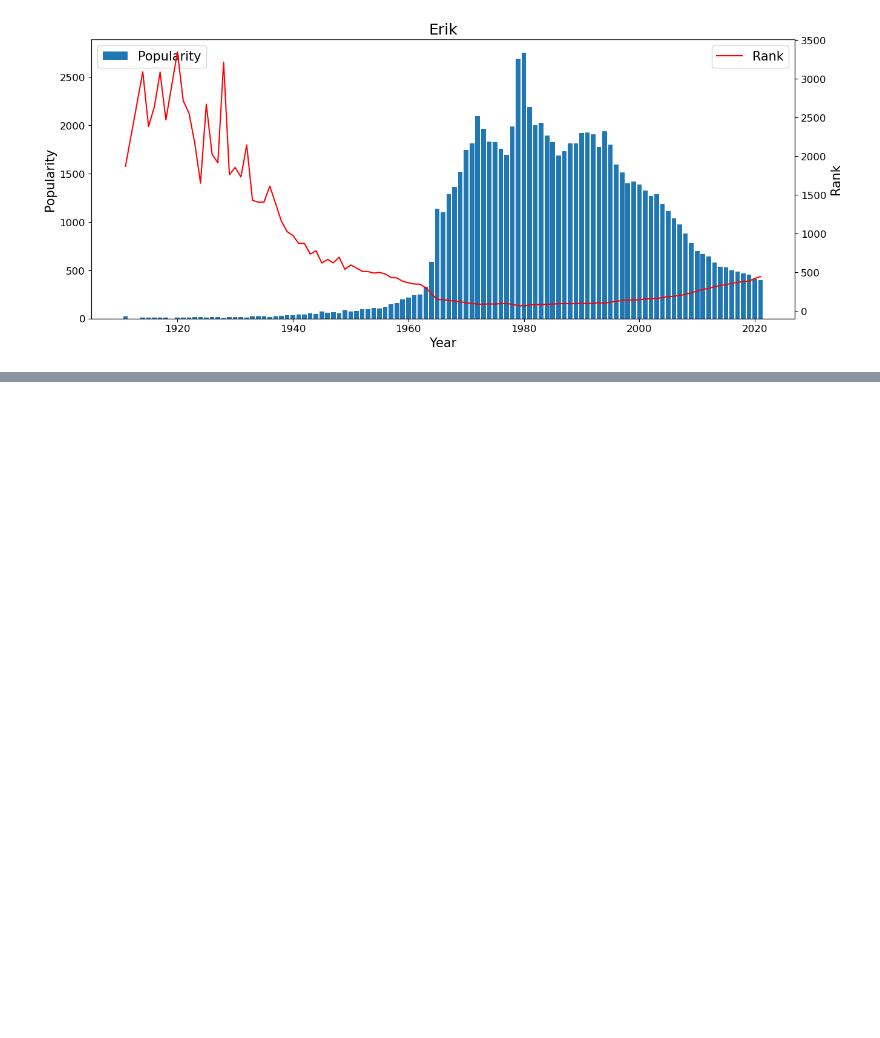
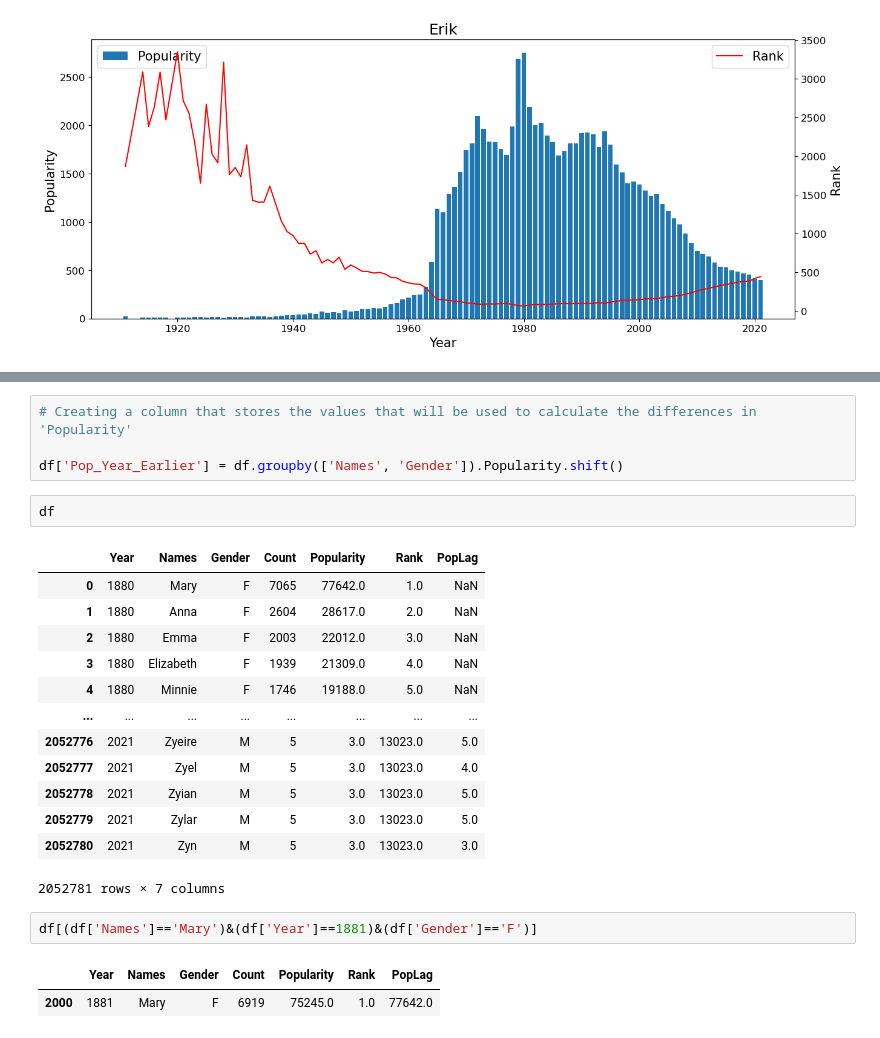
Before and after one commit to RochaErik/X-US-Baby-Names, a Jupyter notebook: EDA.ipynb, the cells around one changed output, grey strips where cells are left out. Saved outputs shown, nothing was run; the diff lists cells and outputs as text; blank space fills up the shorter version.

```diff
--- a/EDA.ipynb
+++ b/EDA.ipynb
@@ -560,0 +579,25 @@ plot_name('Erik', 'M', 'Popularity')
+# %%
+# Creating a column that stores the values that will be used to calculate the differences in 'Popularity'
+
+df['Pop_Year_Earlier'] = df.groupby(['Names', 'Gender']).Popularity.shift()
+# %%
+df
+# %% [output]
+|  | Year | Names | Gender | Count | Popularity | Rank | PopLag |
+| 0 | 1880 | Mary | F | 7065 | 77642.0 | 1.0 | NaN |
+| 1 | 1880 | Anna | F | 2604 | 28617.0 | 2.0 | NaN |
+| 2 | 1880 | Emma | F | 2003 | 22012.0 | 3.0 | NaN |
+| 3 | 1880 | Elizabeth | F | 1939 | 21309.0 | 4.0 | NaN |
+| 4 | 1880 | Minnie | F | 1746 | 19188.0 | 5.0 | NaN |
+| ... | ... | ... | ... | ... | ... | ... | ... |
+| 2052776 | 2021 | Zyeire | M | 5 | 3.0 | 13023.0 | 5.0 |
+| 2052777 | 2021 | Zyel | M | 5 | 3.0 | 13023.0 | 4.0 |
+| 2052778 | 2021 | Zyian | M | 5 | 3.0 | 13023.0 | 5.0 |
+| 2052779 | 2021 | Zylar | M | 5 | 3.0 | 13023.0 | 5.0 |
+| 2052780 | 2021 | Zyn | M | 5 | 3.0 | 13023.0 | 3.0 |
+2052781 rows × 7 columns
+# %%
+df[(df['Names']=='Mary')&(df['Year']==1881)&(df['Gender']=='F')]
+# %% [output]
+|  | Year | Names | Gender | Count | Popularity | Rank | PopLag |
+| 2000 | 1881 | Mary | F | 6919 | 75245.0 | 1.0 | 77642.0 |
```
Also changed, not shown: parts of 10 cells of this notebook.
